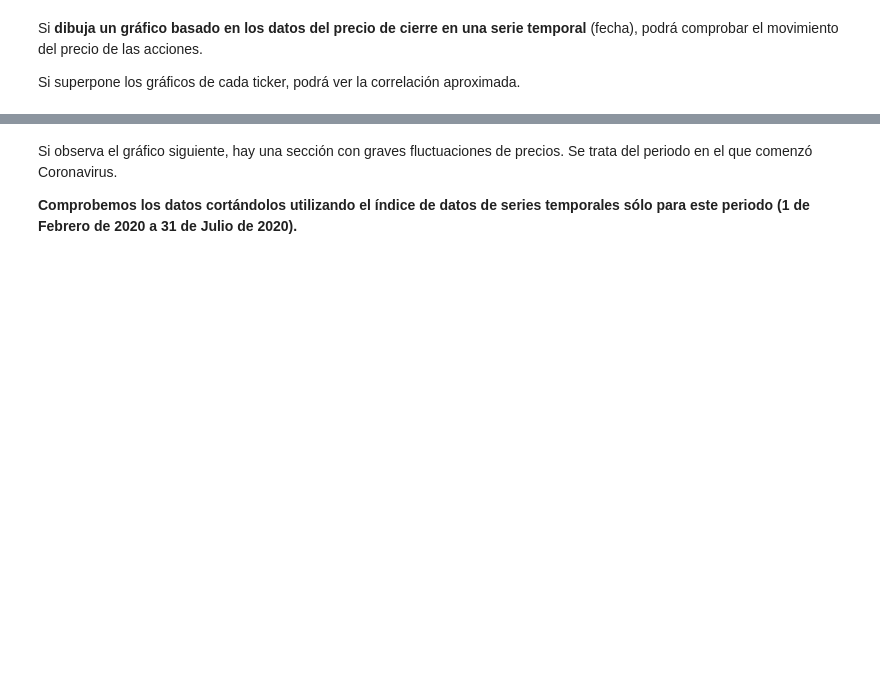
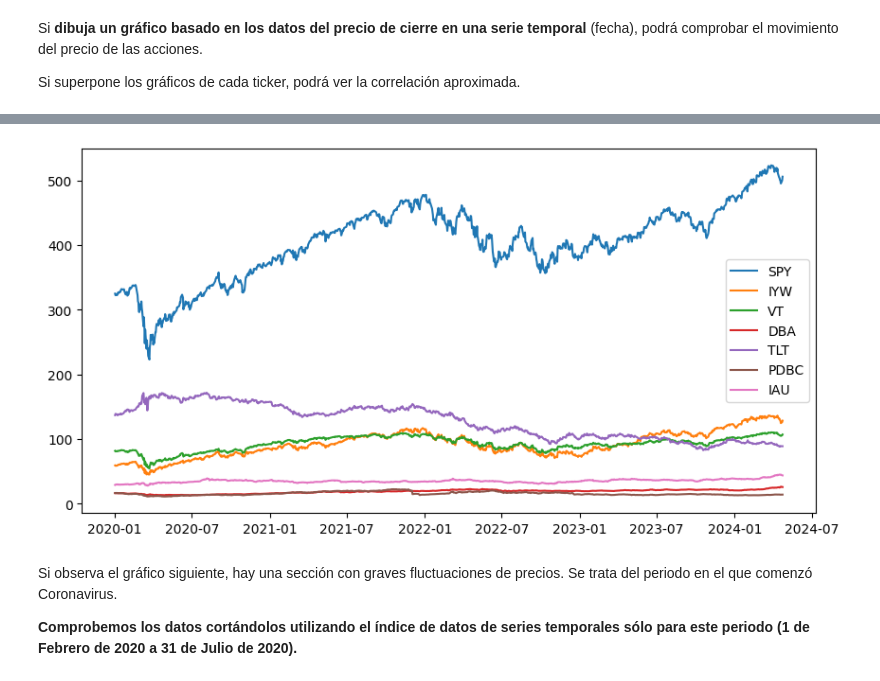
Before and after one commit to socrallacer/IA_DIPLOMA_SAMSUNG, a Jupyter notebook: NUMPY ARRAYS/Exercises/Financial Data Analysis Mini Project-1.ipynb, the cells around one changed output, grey strips where cells are left out. Saved outputs shown, nothing was run; the diff lists cells and outputs as text; code cells hidden in the pictures; blank space fills up the shorter version.

```diff
--- a/NUMPY ARRAYS/Exercises/Financial Data Analysis Mini Project-1.ipynb
+++ b/NUMPY ARRAYS/Exercises/Financial Data Analysis Mini Project-1.ipynb
@@ -78,10 +105,10 @@ df.head()
 
 El nombre del dataframe Será el nombre de la etiqueta: SPY / IYW / VT / DBA / TLT / PDBC / IAU
 # %%
-SPY = ...
-IYW = ...
-VT = ...
-DBA = ...
-TLT = ...
-PDBC = ...
-IAU = ...
+SPY = get_stock_data("SPY",'2020-01-01','2024-04-24')
+IYW = get_stock_data("IYW",'2020-01-01','2024-04-24')
+VT = get_stock_data("VT",'2020-01-01','2024-04-24')
+DBA = get_stock_data("DBA",'2020-01-01','2024-04-24')
+TLT = get_stock_data("TLT",'2020-01-01','2024-04-24')
+PDBC = get_stock_data("PDBC",'2020-01-01','2024-04-24')
+IAU = get_stock_data("IAU",'2020-01-01','2024-04-24')
@@ -90,11 +127,13 @@ SPY.info()
 # %% [markdown]
 **Pivote cada dataframe para visualizar únicamente el cierre ("Close")**
 # %%
-# Execute pivoting per dataframe
-SPY = ...
-IYW = ...
-VT = ...
-DBA = ...
-TLT = ...
-PDBC = ...
-IAU = ...
+
+SPY = pd.pivot_table(SPY,values='Close', index='Date')
+IYW = pd.pivot_table(IYW,values='Close', index='Date')
+VT = pd.pivot_table(VT,values='Close', index='Date')
+DBA = pd.pivot_table(DBA,values='Close', index='Date')
+TLT = pd.pivot_table(TLT,values='Close', index='Date')
+PDBC = pd.pivot_table(PDBC,values='Close', index='Date')
+IAU = pd.pivot_table(IAU,values='Close', index='Date')
+
+DBA.head()
@@ -107,5 +154,7 @@ Cada dataframe que vamos a fusionar ahora tiene el mismo índice, la misma colum
 
 https://pandas.pydata.org/pandas-docs/stable/reference/api/pandas.concat.html
 # %%
-stock = ...
+
+stock = pd.concat([SPY, IYW, VT, DBA, TLT, PDBC, IAU], axis=1, keys=['SPY', 'IYW', 'VT', 'DBA', 'TLT', 'PDBC', 'IAU'])
+stock = stock.droplevel(1, axis=1)
 stock.head()
@@ -118,6 +196,12 @@ Si superpone los gráficos de cada ticker, podrá ver la correlación aproximada
 # %%
-...
+#show diferent stocks
+plt.figure(figsize=(10,5))
+for i in stock.columns.unique():
+    plt.plot(stock[i].index, stock[i], label=stock[i].name)
+plt.legend()
 plt.show()
+# %% [output]
+[figure, added]
 # %% [markdown]
 Si observa el gráfico siguiente, hay una sección con graves fluctuaciones de precios. Se trata del periodo en el que comenzó Coronavirus.
 
```
Also changed, not shown: parts of 10 cells of this notebook, 2 other files.
